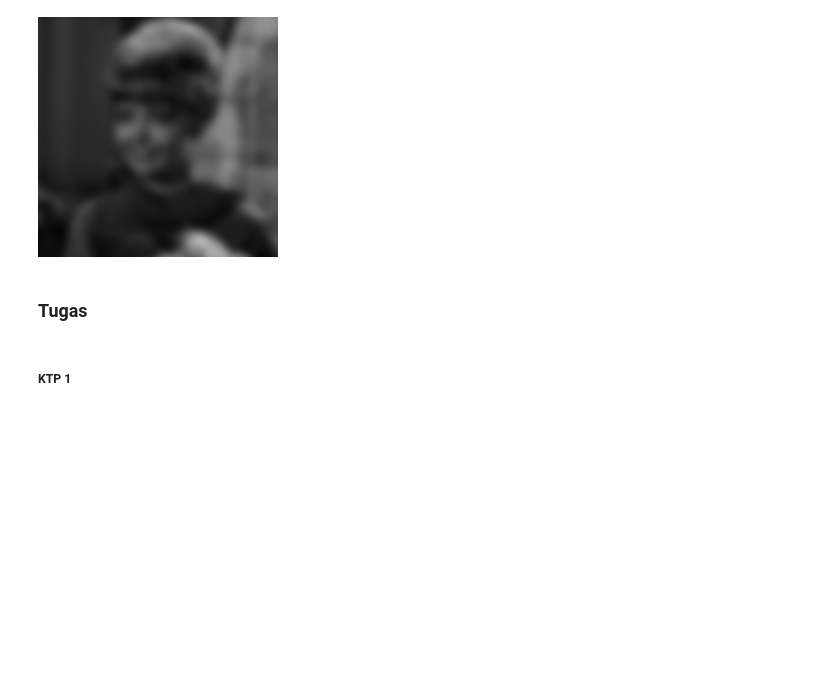
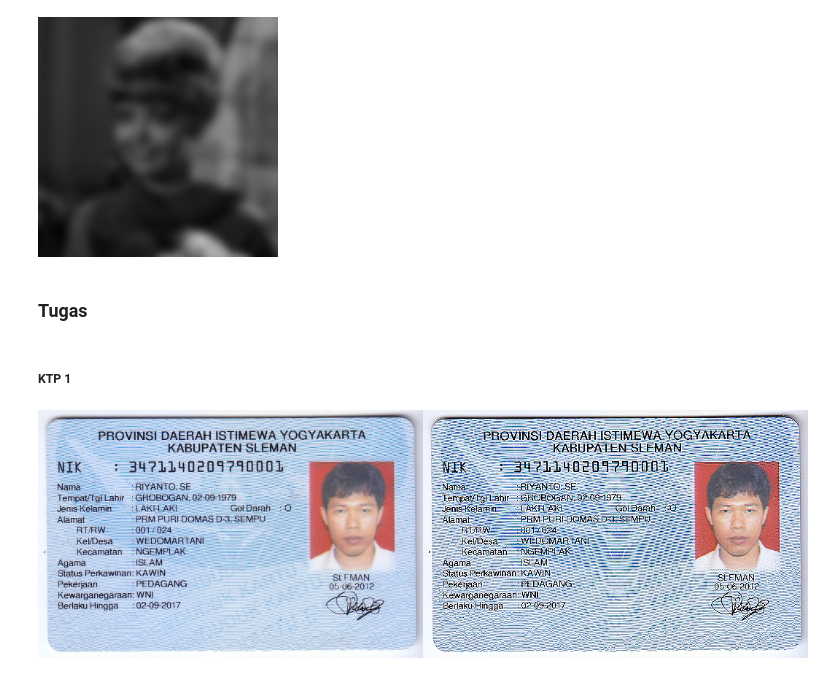
Before and after one commit to Yofandra/PCVK_Ganjil_2023, a Jupyter notebook: Week_7.ipynb, the cells around one changed output. Cells and saved outputs as stored; diff of their text form; code cells hidden in the pictures; blank space fills up the shorter version.

```diff
--- a/Week_7.ipynb
+++ b/Week_7.ipynb
@@ -109,3 +109,14 @@ cv2_imshow(convolution2d(img_gray, gauss_kernel,1,2))
 ### Tugas
 # %% [markdown]
 ##### KTP 1
+# %%
+import cv2
+ktp1 = cv.imread('/content/drive/MyDrive/PCVK_MM/Images/ktp/ktp.png')
+ktp_1 = cv.resize(ktp1, (0,0), fx=0.5, fy=0.5)
+sharpened_image1 = cv2.filter2D(ktp_1, -1, kernel_sharpen)
+emboss_image1 = cv2.filter2D(ktp_1, -1, kernel_emboss)
+#merge1 = cv2.merge(sharpened_image1, emboss_image1)
+final_frame1 = cv.hconcat((ktp_1, sharpened_image1))
+cv2_imshow(final_frame1)
+# %% [output]
+[figure, added]
```
